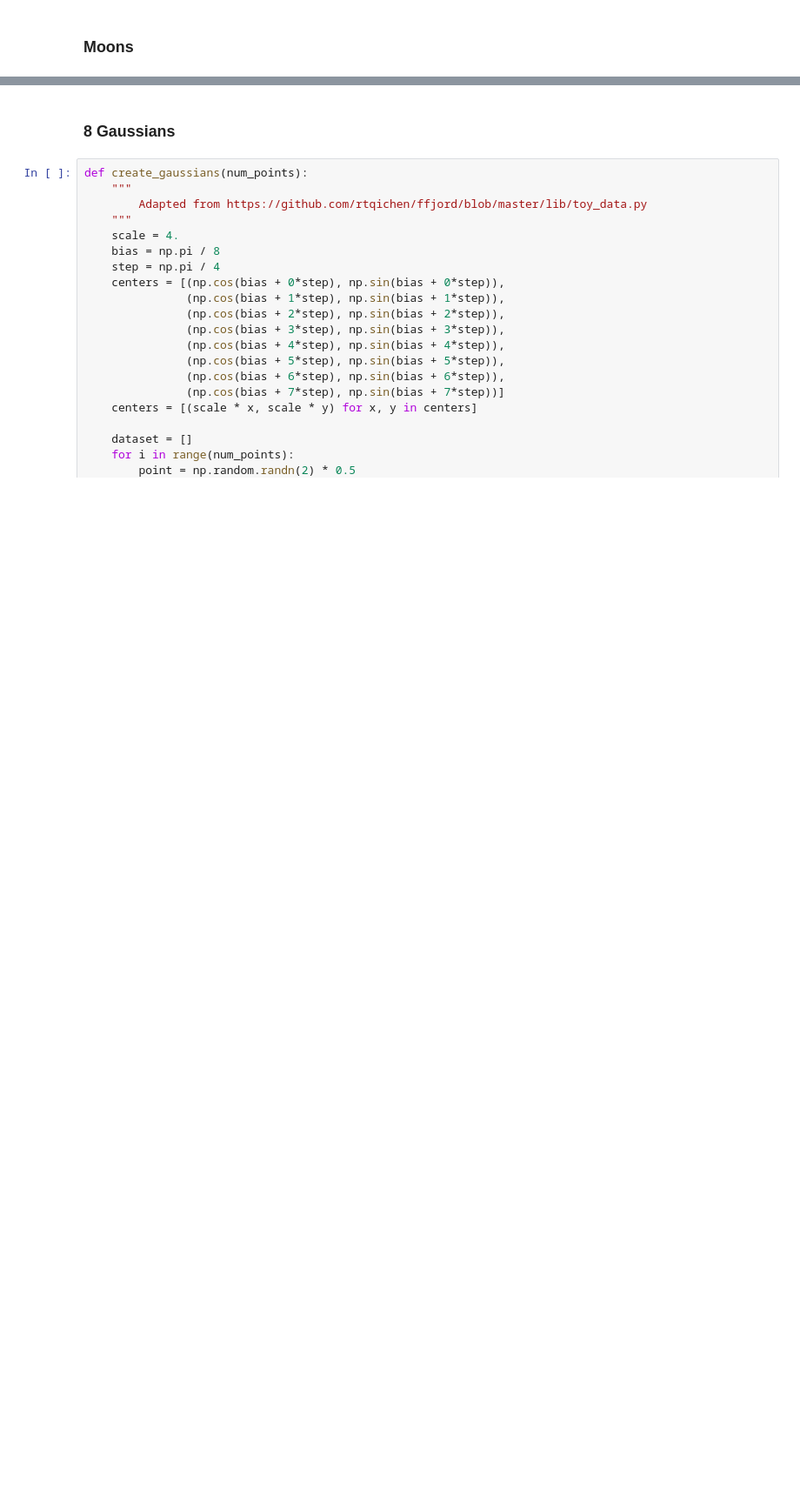
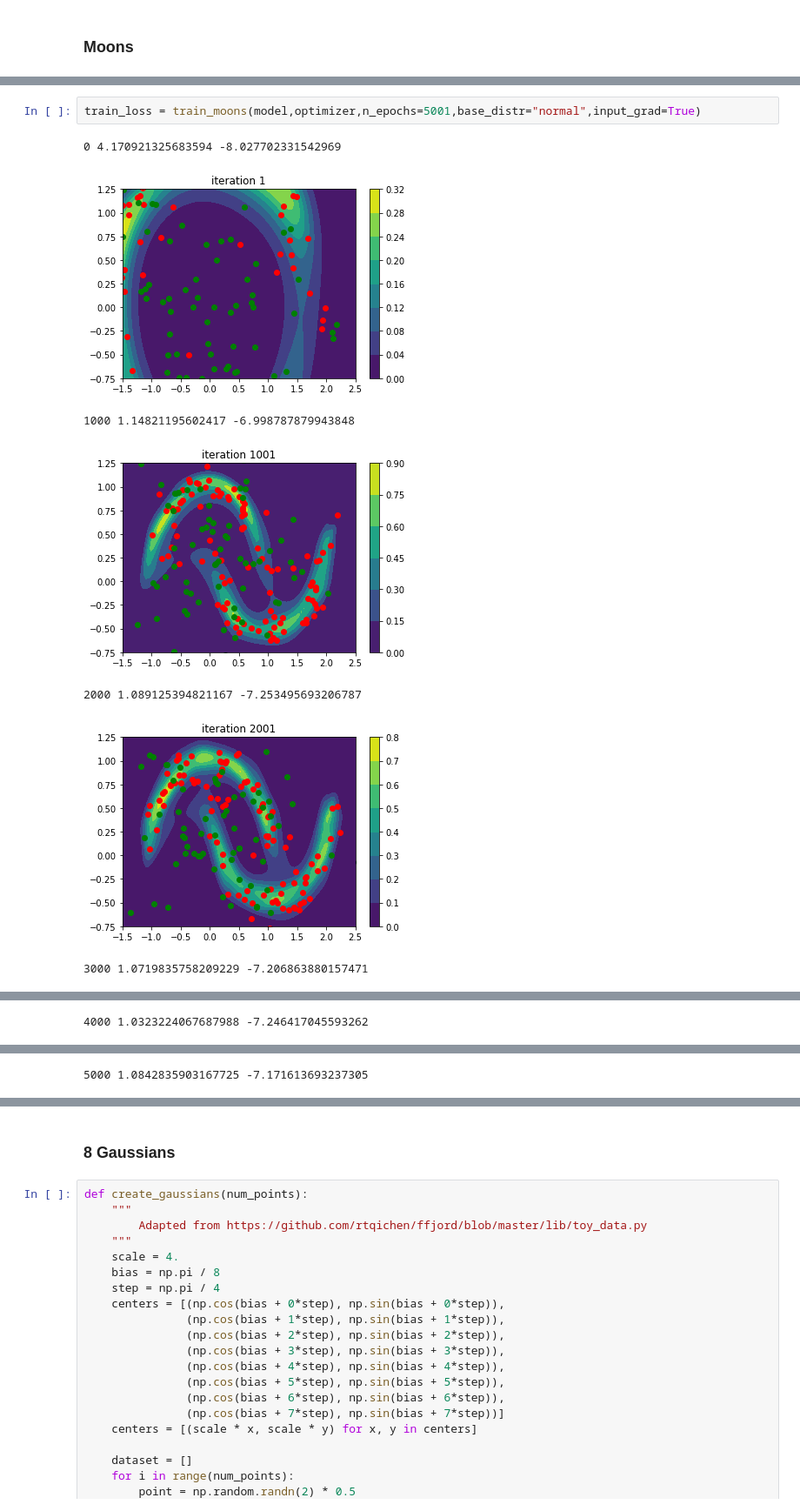
Before and after one commit to clbonet/Generative-Models, a Jupyter notebook: Normalizing Flows/Convex_Potential_Flow.ipynb, the cells around one changed output, grey strips where cells are left out. Shown: that part at 87% size. Drawn from its saved outputs; the diff is of its cells as text; blank space fills up the shorter version.

```diff
--- a/Normalizing Flows/Convex_Potential_Flow.ipynb
+++ b/Normalizing Flows/Convex_Potential_Flow.ipynb
@@ -406,0 +444,10 @@ train_loss = train_moons(model,optimizer,base_distr="normal", input_grad=True)
+# %%
+train_loss = train_moons(model,optimizer,n_epochs=5001,base_distr="normal",input_grad=True)
+# %% [output]
+0 4.170921325683594 -8.027702331542969
+[figure, added]
+1000 1.14821195602417 -6.998787879943848
+[figure, added]
+2000 1.089125394821167 -7.253495693206787
+[figure, added]
+3000 1.0719835758209229 -7.206863880157471
@@ -406,0 +455 @@ train_loss = train_moons(model,optimizer,base_distr="normal", input_grad=True)
+4000 1.0323224067687988 -7.246417045593262
@@ -406,0 +457 @@ train_loss = train_moons(model,optimizer,base_distr="normal", input_grad=True)
+5000 1.0842835903167725 -7.171613693237305
```
Also changed, not shown: parts of 24 cells of this notebook.
